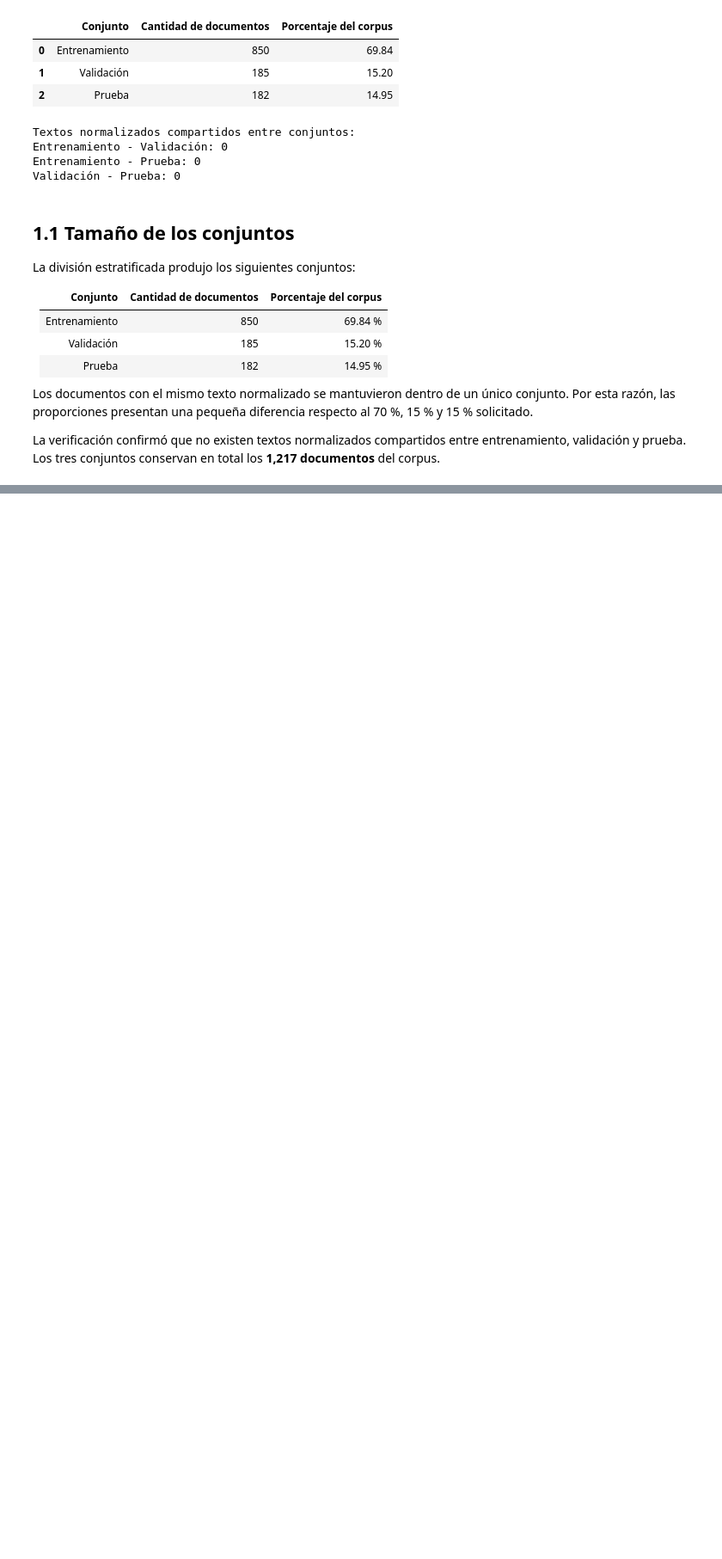
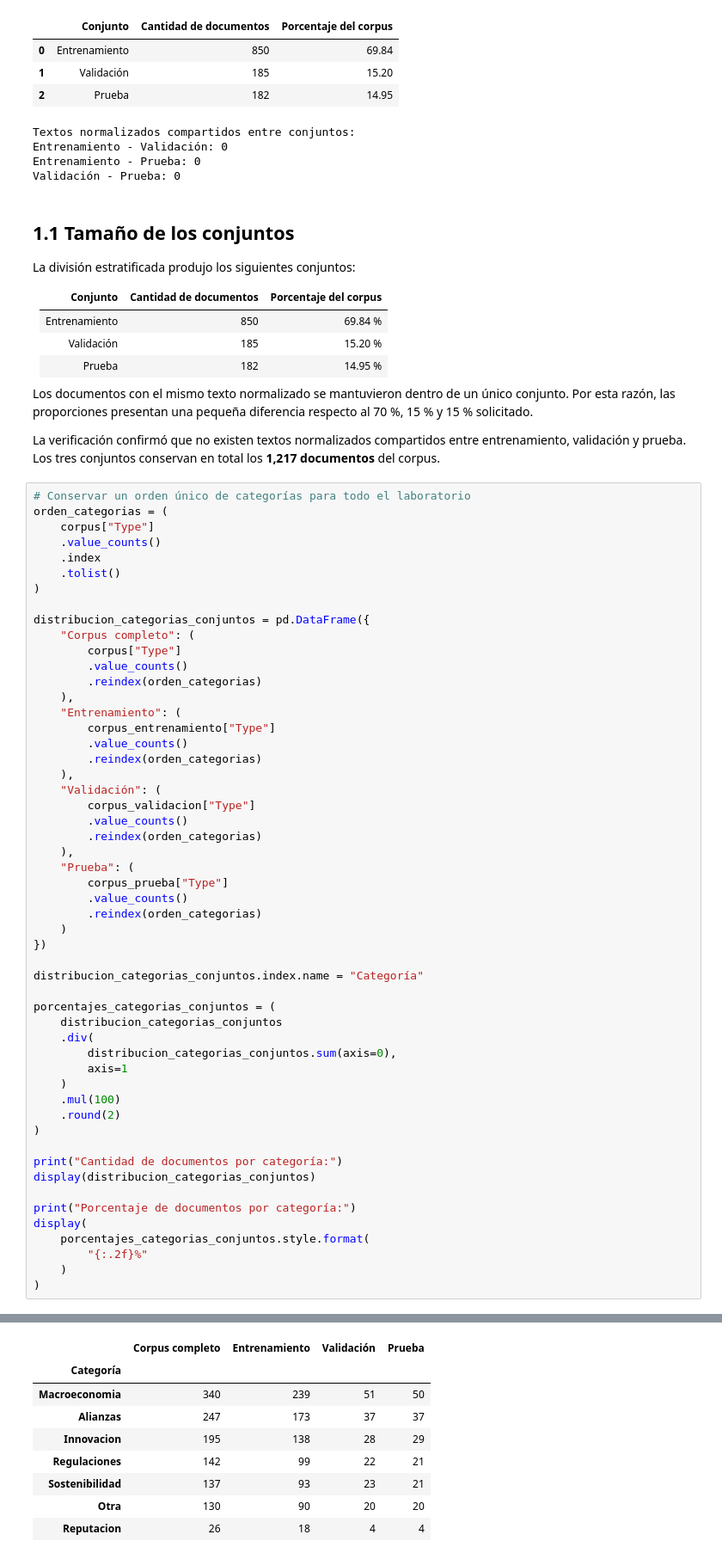
Before and after one commit to Jtanchezz/NLP, a Jupyter notebook: Lab3/lab3.ipynb, the cells around one changed output, grey strips where cells are left out. Shown at 86% size. Cells and saved outputs as stored; diff of their text form; blank space fills up the shorter version.

```diff
--- a/Lab3/lab3.ipynb
+++ b/Lab3/lab3.ipynb
@@ -254,3 +254,57 @@ La división estratificada produjo los siguientes conjuntos:
 Los documentos con el mismo texto normalizado se mantuvieron dentro de un único conjunto. Por esta razón, las proporciones presentan una pequeña diferencia respecto al 70 %, 15 % y 15 % solicitado.
 
 La verificación confirmó que no existen textos normalizados compartidos entre entrenamiento, validación y prueba. Los tres conjuntos conservan en total los **1,217 documentos** del corpus.
+# %%
+# Conservar un orden único de categorías para todo el laboratorio
+orden_categorias = (
+    corpus["Type"]
+    .value_counts()
+    .index
+    .tolist()
+)
+
+distribucion_categorias_conjuntos = pd.DataFrame({
+    "Corpus completo": (
+        corpus["Type"]
+        .value_counts()
+        .reindex(orden_categorias)
+    ),
+    "Entrenamiento": (
+        corpus_entrenamiento["Type"]
+        .value_counts()
+        .reindex(orden_categorias)
+    ),
+    "Validación": (
+        corpus_validacion["Type"]
+        .value_counts()
+        .reindex(orden_categorias)
+    ),
+    "Prueba": (
+        corpus_prueba["Type"]
+        .value_counts()
+        .reindex(orden_categorias)
+    )
+})
+
+distribucion_categorias_conjuntos.index.name = "Categoría"
+
+porcentajes_categorias_conjuntos = (
+    distribucion_categorias_conjuntos
+    .div(
+        distribucion_categorias_conjuntos.sum(axis=0),
+        axis=1
+    )
+    .mul(100)
+    .round(2)
+)
+
+print("Cantidad de documentos por categoría:")
+display(distribucion_categorias_conjuntos)
+
+print("Porcentaje de documentos por categoría:")
+display(
+    porcentajes_categorias_conjuntos.style.format(
+        "{:.2f}%"
+    )
+)
+# %% [output]
@@ -256,0 +312,9 @@ La verificación confirmó que no existen textos normalizados compartidos entre
+|  | Corpus completo | Entrenamiento | Validación | Prueba |
+| Categoría |  |  |  |  |
+| Macroeconomia | 340 | 239 | 51 | 50 |
+| Alianzas | 247 | 173 | 37 | 37 |
+| Innovacion | 195 | 138 | 28 | 29 |
+| Regulaciones | 142 | 99 | 22 | 21 |
+| Sostenibilidad | 137 | 93 | 23 | 21 |
+| Otra | 130 | 90 | 20 | 20 |
+| Reputacion | 26 | 18 | 4 | 4 |
```
Also changed, not shown: parts of 2 cells of this notebook.
